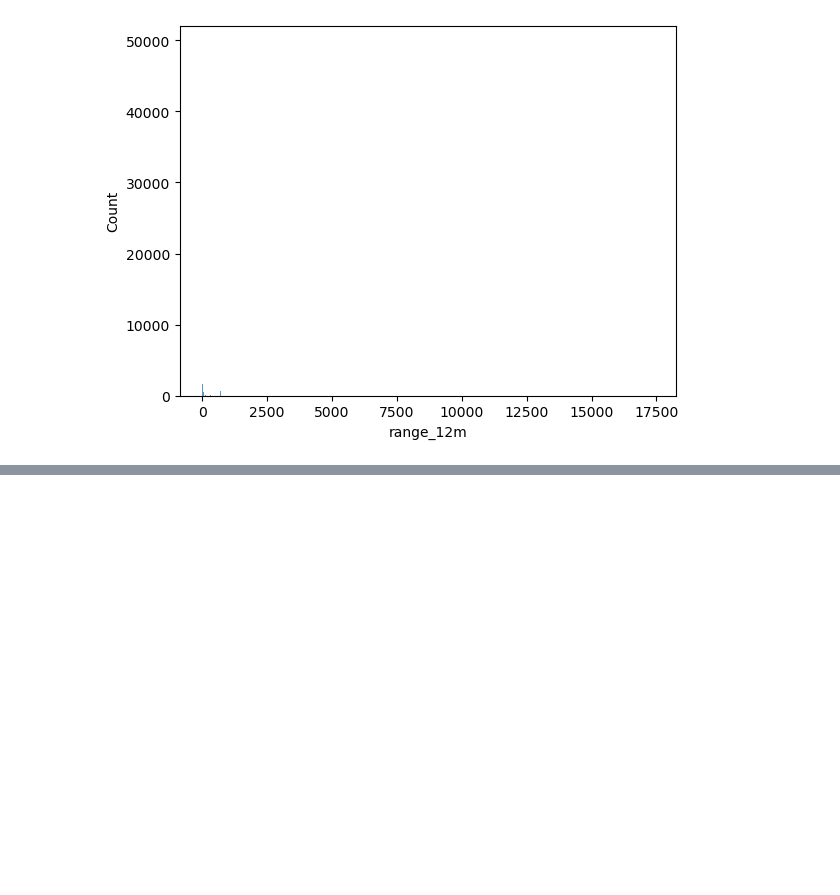
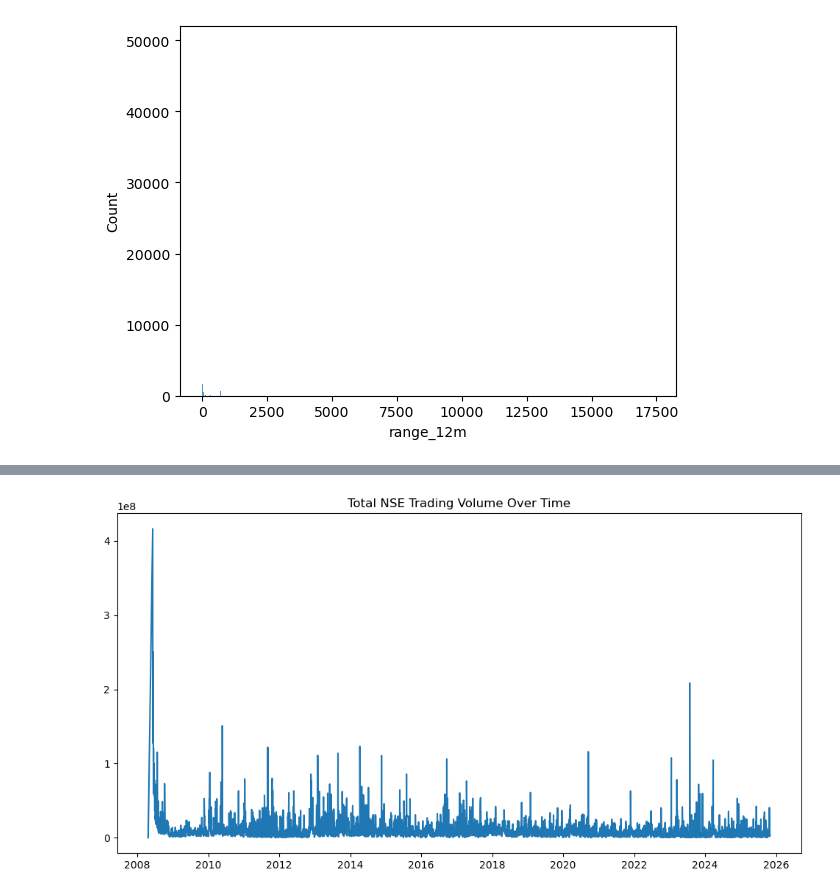
Before and after one commit to Assesa44/Stock-Market-Prediction, a Jupyter notebook: notebooks/business_understanding.ipynb, the cells around one changed output, grey strips where cells are left out. Saved outputs shown, nothing was run; the diff lists cells and outputs as text; code cells hidden in the pictures; blank space fills up the shorter version.

```diff
--- a/notebooks/business_understanding.ipynb
+++ b/notebooks/business_understanding.ipynb
@@ -956,0 +1030,8 @@ safaricom = cleaning_df[cleaning_df['code'] == 'SCOM']
+# %%
+market_volume = safaricom.groupby('date_parsed')['volume'].sum()
+
+plt.figure(figsize=(12,6))
+plt.plot(market_volume)
+plt.title("Total NSE Trading Volume Over Time");
+# %% [output]
+[figure, added]
```
Also changed, not shown: parts of 11 cells of this notebook.
